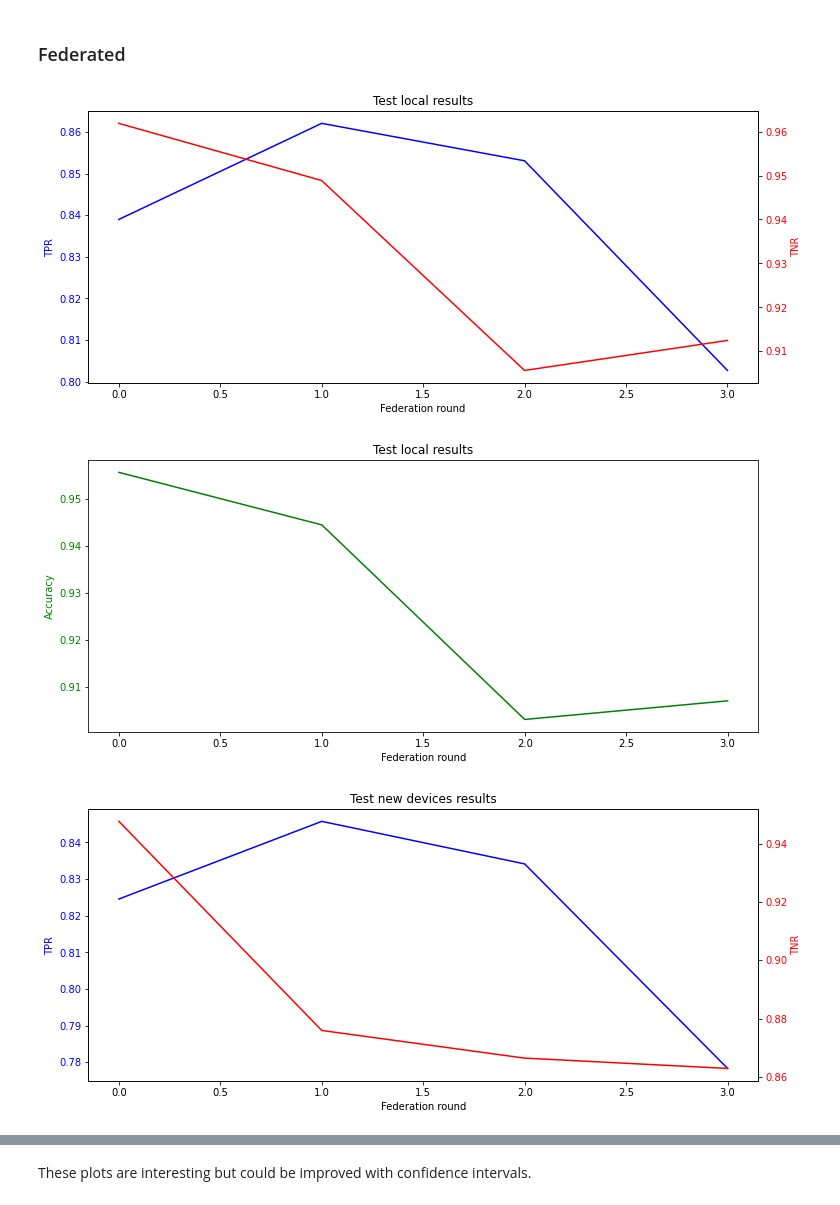
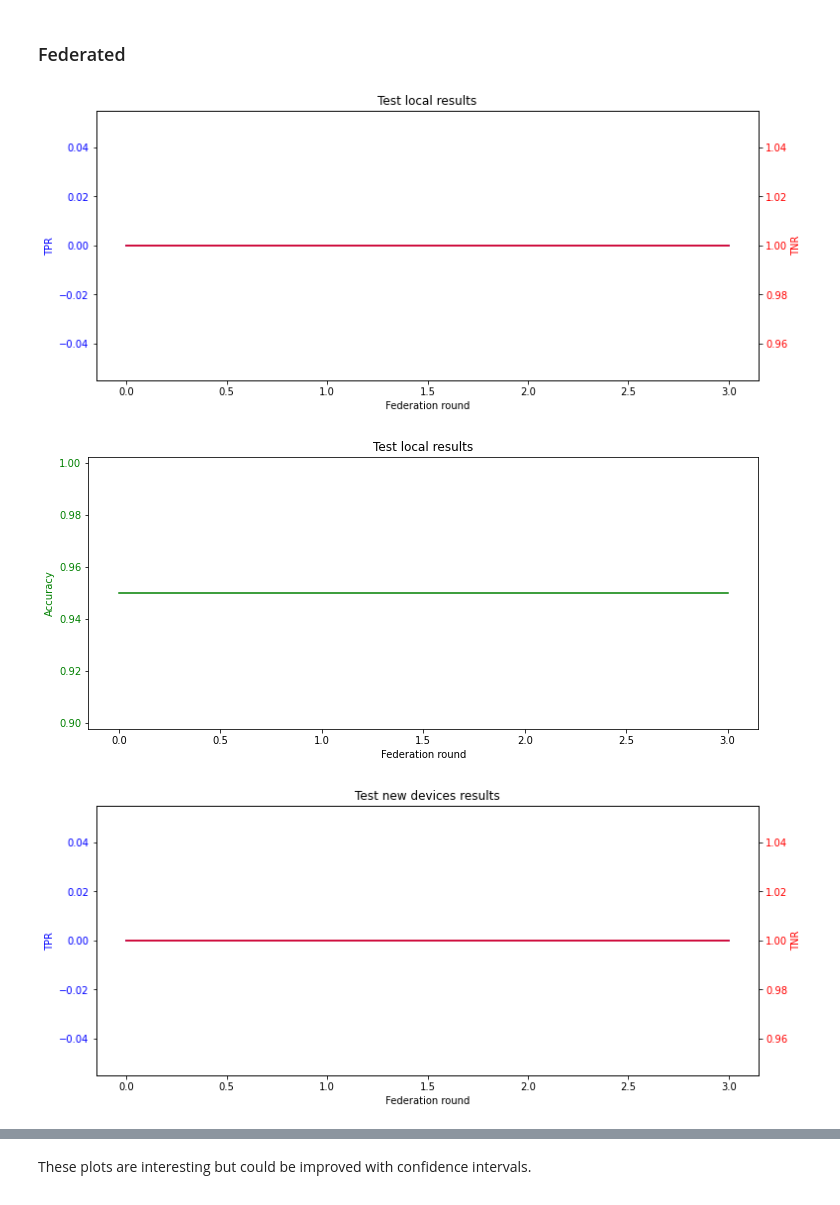
Before and after one commit to ValerianRey/fed_iot_guard, a Jupyter notebook: Test results.ipynb, the cells around one changed output, grey strips where cells are left out. Saved outputs shown, nothing was run; the diff lists cells and outputs as text; code cells hidden in the pictures.

```diff
--- a/Test results.ipynb
+++ b/Test results.ipynb
@@ -155,40 +155,40 @@ TNR:            90.85\%
 # %%
 # TODO: rename the x-axis as epoch in fedsgd and make it start at 1 in both cases
 
-path_test = 'test_results/decentralized_classifier_fedsgd/LABEL_FLIPPING/tm2-2rs vs 2flipping/'
+path_test = 'test_results/decentralized_classifier_fedsgd/CANCEL/tm2-2rs vs 2cancel/'
 
 with open(path_test + 'local_results.json') as json_file:
     test_local_results = json.load(json_file)
 
 with open(path_test + 'new_devices_results.json') as json_file:
     test_new_results = json.load(json_file)
 
 local_results_per_round = get_results_per_round(test_local_results)
 plot_federated_tpr_tnr(local_results_per_round, title='Test local results')
 plot_federated_acc(local_results_per_round, title='Test local results')
 
 new_results_per_round = get_results_per_round(test_new_results)
 plot_federated_tpr_tnr(new_results_per_round, title='Test new devices results')
 plot_federated_acc(new_results_per_round, title='Test new devices results')
 
 print('Local result at last round:')
 print_rates_latex2(local_results_per_round[-1])
 print()
 
 print('New result at last round:')
 print_rates_latex2(new_results_per_round[-1])
 
 try:
     with open(path_test + 'thresholds.json') as json_file:
         all_thresholds = json.load(json_file)
 
     global_thresholds = get_thresholds_federated(all_thresholds)
     plot_global_thresholds(global_thresholds, 'Thresholds', multi_epoch=True, save=True)
 except FileNotFoundError:
     pass
 except e:
     print(e)
 # %% [output]
-[figure, old version]
+[figure, new version]
-[figure, old version]
+[figure, new version]
-[figure, old version]
+[figure, new version]
```
Also changed, not shown: parts of 1 cell of this notebook.
